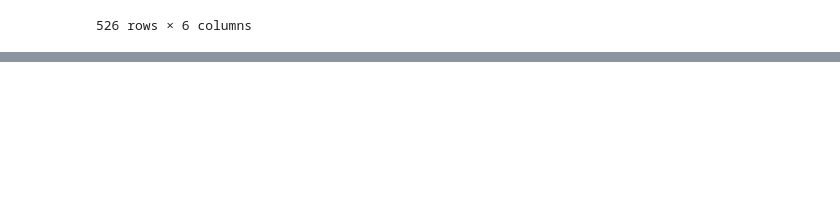
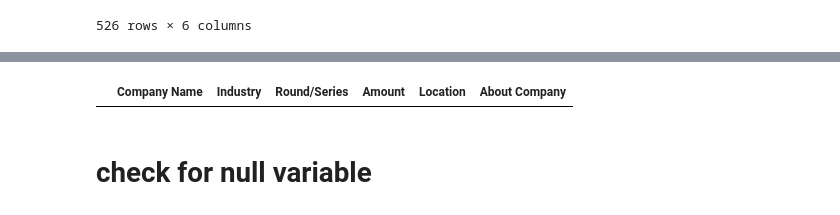
Before and after one commit to PacalineN/LP1_Indian_Start_p_Ecosystem, a Jupyter notebook: Jupyter_real_project.ipynb, the cells around one changed output, grey strips where cells are left out. Saved outputs shown, nothing was run; the diff lists cells and outputs as text; code cells hidden in the pictures; blank space fills up the shorter version.

```diff
--- a/Jupyter_real_project.ipynb
+++ b/Jupyter_real_project.ipynb
@@ -96,0 +194,6 @@ year2018
+# %%
+year2018[year2018.duplicated()]
+# %% [output]
+|  | Company Name | Industry | Round/Series | Amount | Location | About Company |
+# %% [markdown]
+# check for null variable
```
Also changed, not shown: parts of 14 cells of this notebook.
